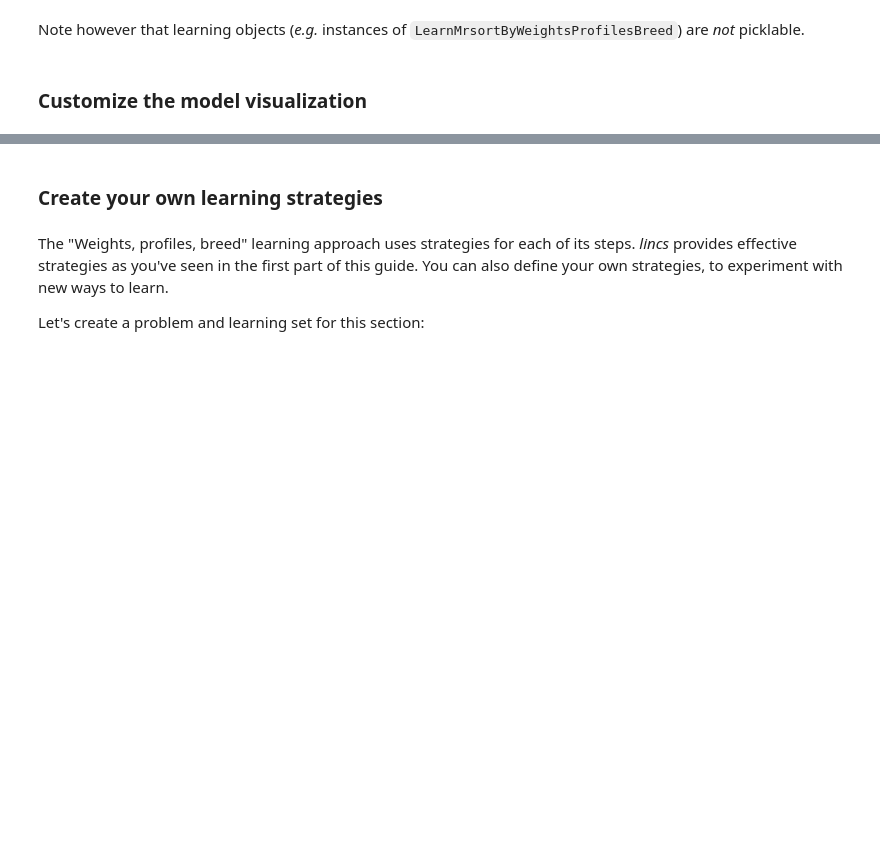
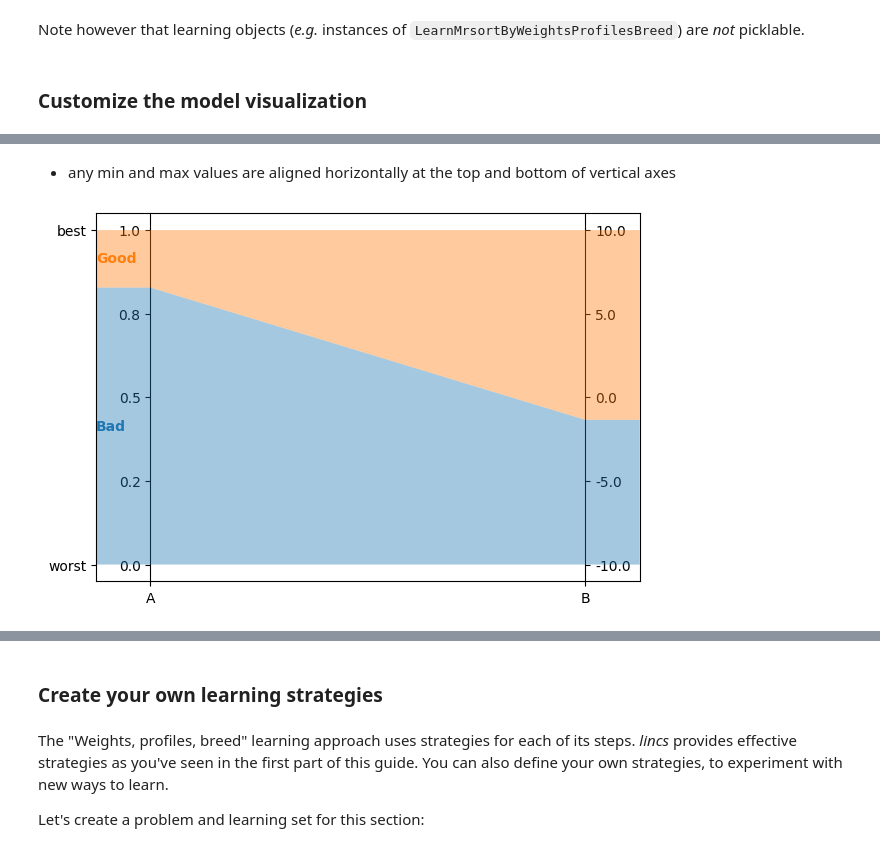
Before and after one commit to MICS-Lab/lincs, a Jupyter notebook: doc-sources/python-api/python-api.ipynb, the cells around one changed output, grey strips where cells are left out. Drawn from its saved outputs; the diff is of its cells as text; code cells hidden in the pictures; blank space fills up the shorter version.

```diff
--- a/doc-sources/python-api/python-api.ipynb
+++ b/doc-sources/python-api/python-api.ipynb
@@ -466,0 +511,15 @@ Note however that learning objects (*e.g.* instances of `LearnMrsortByWeightsPro
+# %% [markdown]
+- any min and max values are aligned horizontally at the top and bottom of vertical axes
+# %%
+problem = lc.Problem(
+    [
+        lc.Criterion("A", lc.Criterion.RealValues(lc.Criterion.PreferenceDirection.increasing, 0, 1)),
+        lc.Criterion("B", lc.Criterion.RealValues(lc.Criterion.PreferenceDirection.increasing, -10, 10)),
+    ],
+    [lc.Category("Bad"), lc.Category("Good")]
+)
+model = lc.generate_mrsort_model(problem, 44)
+axes = plt.subplots(1, 1, figsize=(6, 4), layout="constrained")[1]
+lc.visualize_model(problem, model, [], axes)
+# %% [output]
+[figure, added]
```
Also changed, not shown: parts of 11 cells of this notebook, 15 other files.
